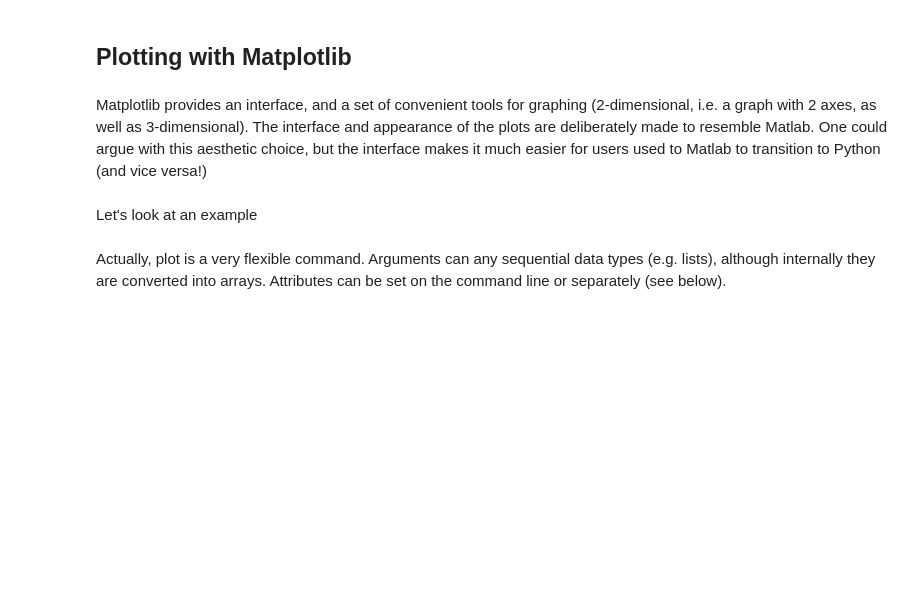
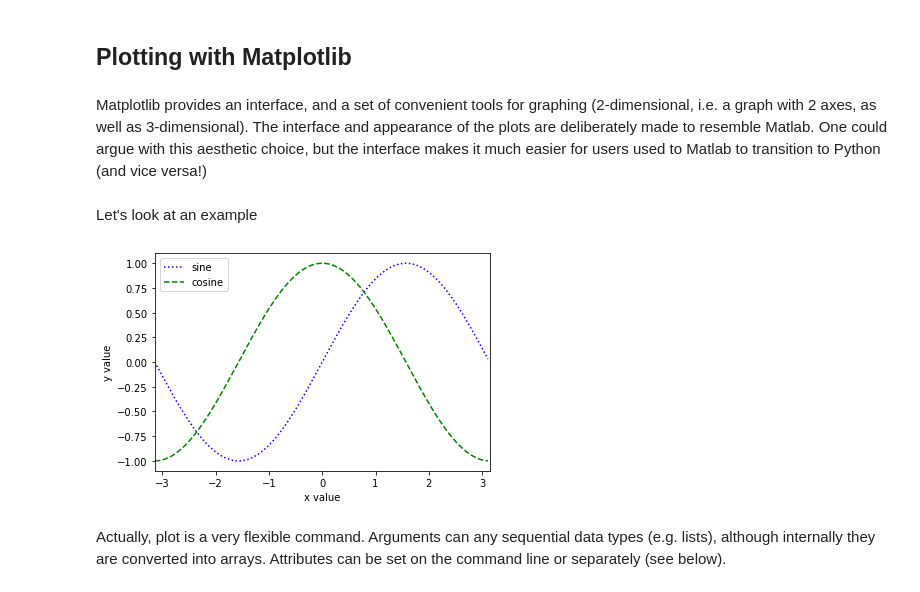
Before and after one commit to ds-connectors/PHYSICS-88, a Jupyter notebook: sp20/Week3/Lecture03.ipynb, the cells around one changed output. Cells and saved outputs as stored; diff of their text form; code cells hidden in the pictures; blank space fills up the shorter version.

```diff
--- a/sp20/Week3/Lecture03.ipynb
+++ b/sp20/Week3/Lecture03.ipynb
@@ -155,17 +189,20 @@ Let's look at an example
 # %%
 from pylab import * # import all functions from numpy and matplotlib. Beware ! Overloads functions like sqrt, sin
 
 # make plots inline (so that the plots appear)
 %matplotlib inline
+
 x = arange(-pi, pi, pi/100)   # create an array of x values
 plot(x, sin(x), 'b:', label='sine' )   # plot sin(x) in a blue, dotted line
 plot(x, cos(x), 'g--', label='cosine' ) # plot cos(x) in a green, dashed line
 xlabel('x value' )
 ylabel('y value' )
 xlim(-pi, pi)
-ylim(-1, 1)
-legend(loc='upper left')
+#ylim(-10, 10)
+legend(loc='best')
 show()
+# %% [output]
+[figure, added]
 # %% [markdown]
 Actually, plot is a very flexible command. Arguments can any sequential data types (e.g. lists), although internally they are converted into arrays. Attributes can be set on the command line or separately (see below).
 # %%
```
Also changed, not shown: parts of 30 cells of this notebook.
